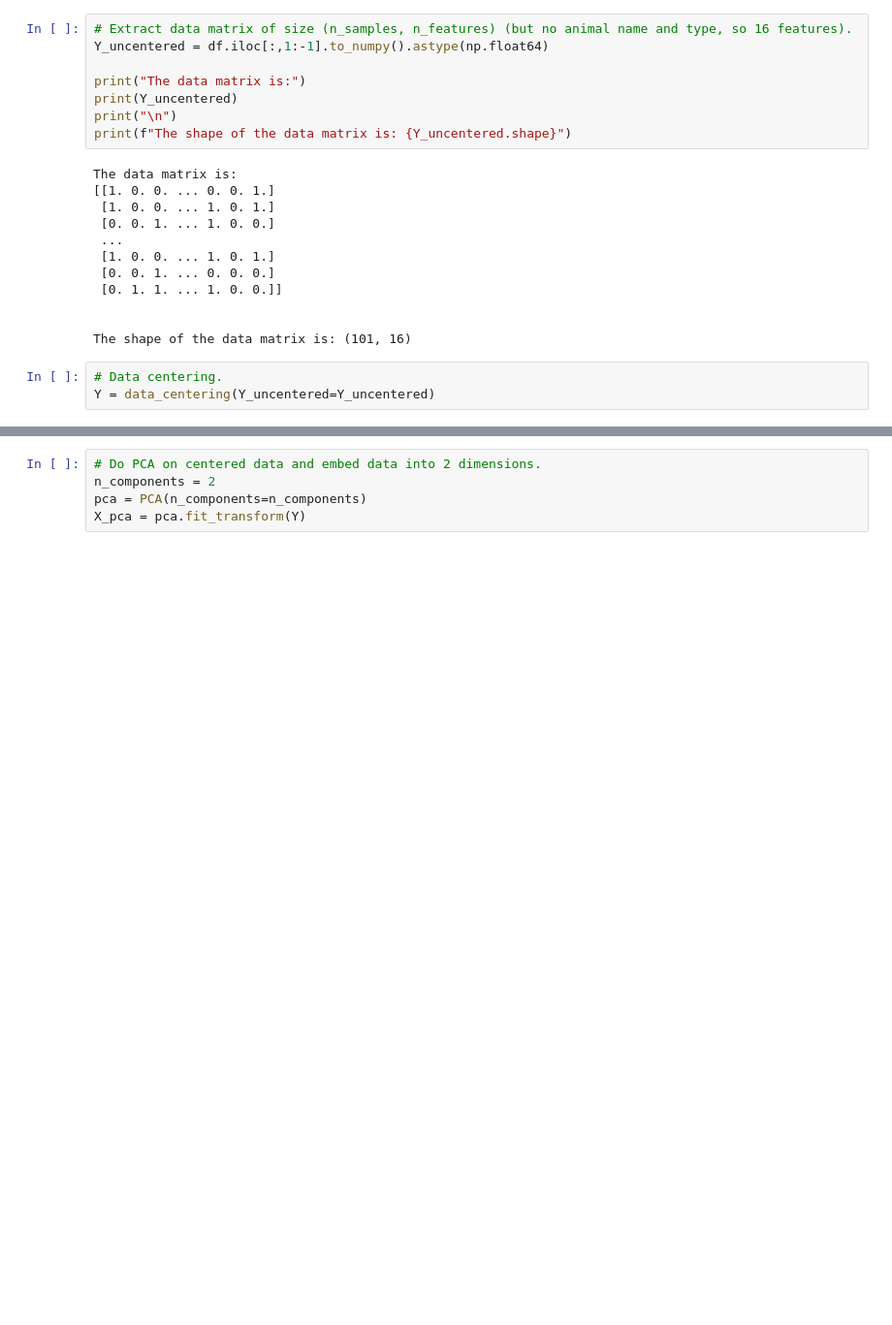
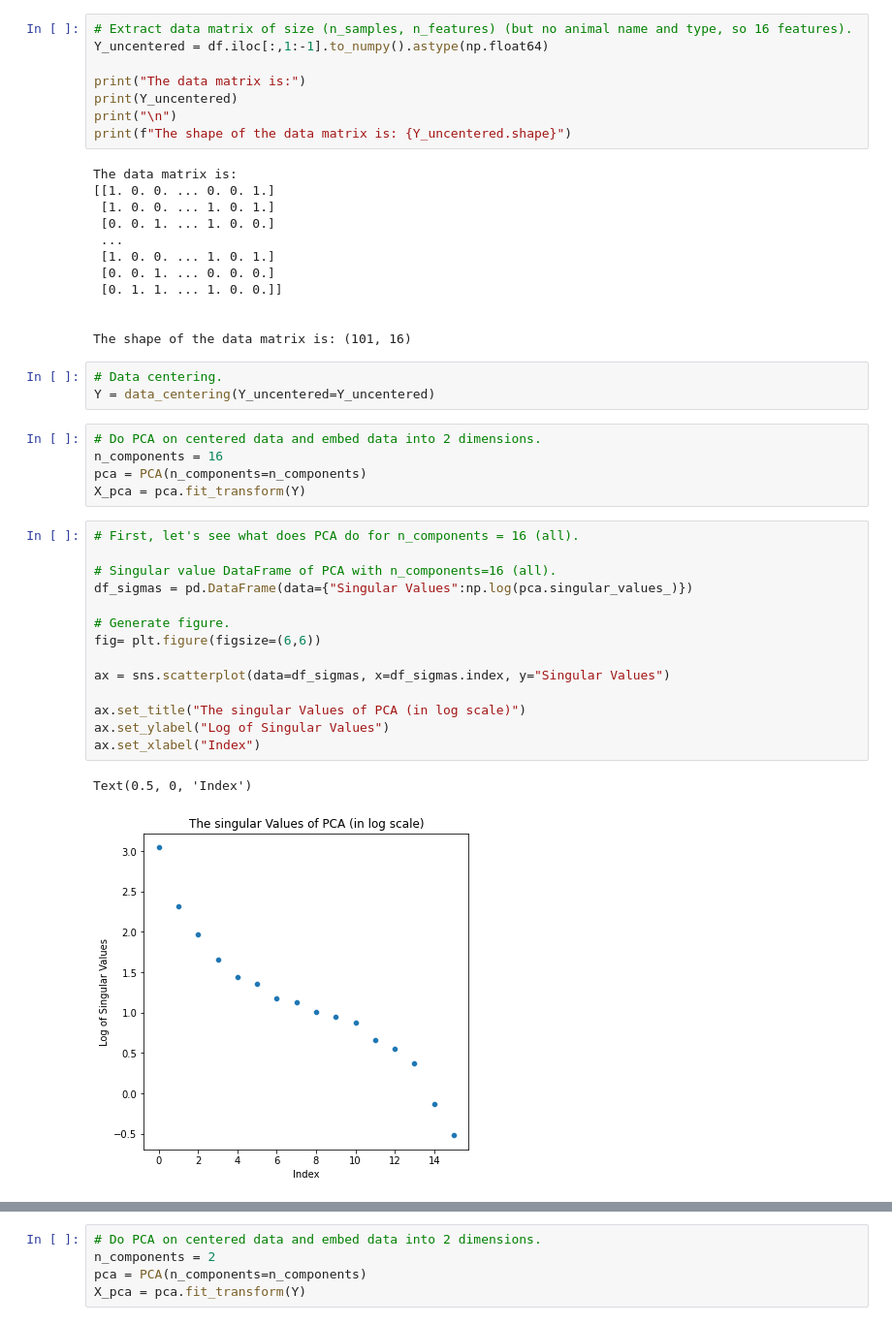
Before and after one commit to mark-antal-csizmadia/pca-mds-isomap, a Jupyter notebook: Assignment 1 Problem 7.ipynb, the cells around one changed output, grey strips where cells are left out. Shown at 97% size. Drawn from its saved outputs; the diff is of its cells as text; blank space fills up the shorter version.

```diff
--- a/Assignment 1 Problem 7.ipynb
+++ b/Assignment 1 Problem 7.ipynb
@@ -153,3 +153,25 @@ The shape of the data matrix is: (101, 16)
 # %%
 # Data centering.
 Y = data_centering(Y_uncentered=Y_uncentered)
+# %%
+# Do PCA on centered data and embed data into 2 dimensions.
+n_components = 16
+pca = PCA(n_components=n_components)
+X_pca = pca.fit_transform(Y)
+# %%
+# First, let's see what does PCA do for n_components = 16 (all).
+
+# Singular value DataFrame of PCA with n_components=16 (all).
+df_sigmas = pd.DataFrame(data={"Singular Values":np.log(pca.singular_values_)})
+
+# Generate figure.
+fig= plt.figure(figsize=(6,6))
+
+ax = sns.scatterplot(data=df_sigmas, x=df_sigmas.index, y="Singular Values")
+
+ax.set_title("The singular Values of PCA (in log scale)")
+ax.set_ylabel("Log of Singular Values")
+ax.set_xlabel("Index")
+# %% [output]
+Text(0.5, 0, 'Index')
+[figure, added]
```
Also changed, not shown: parts of 11 cells of this notebook, 1 other file.
